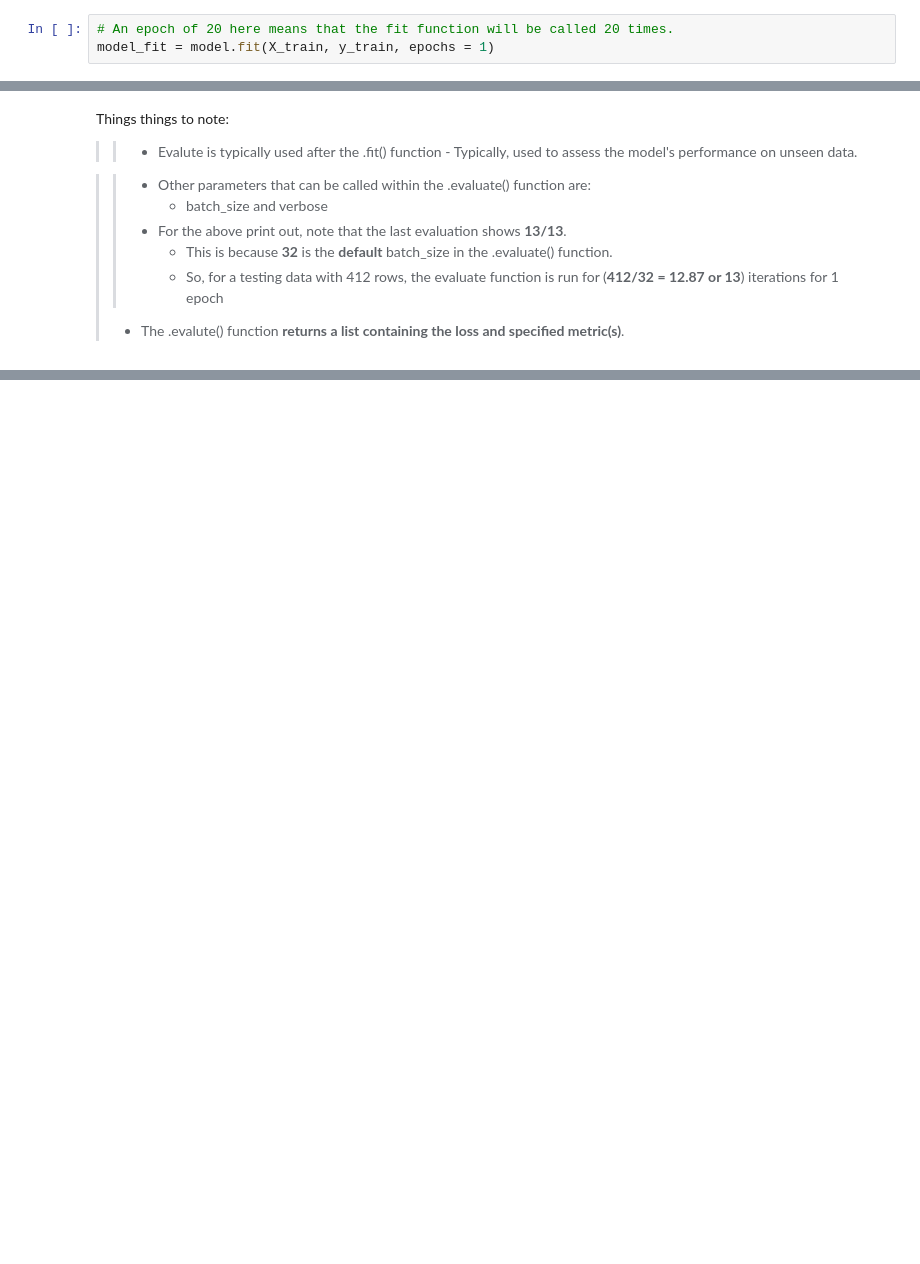
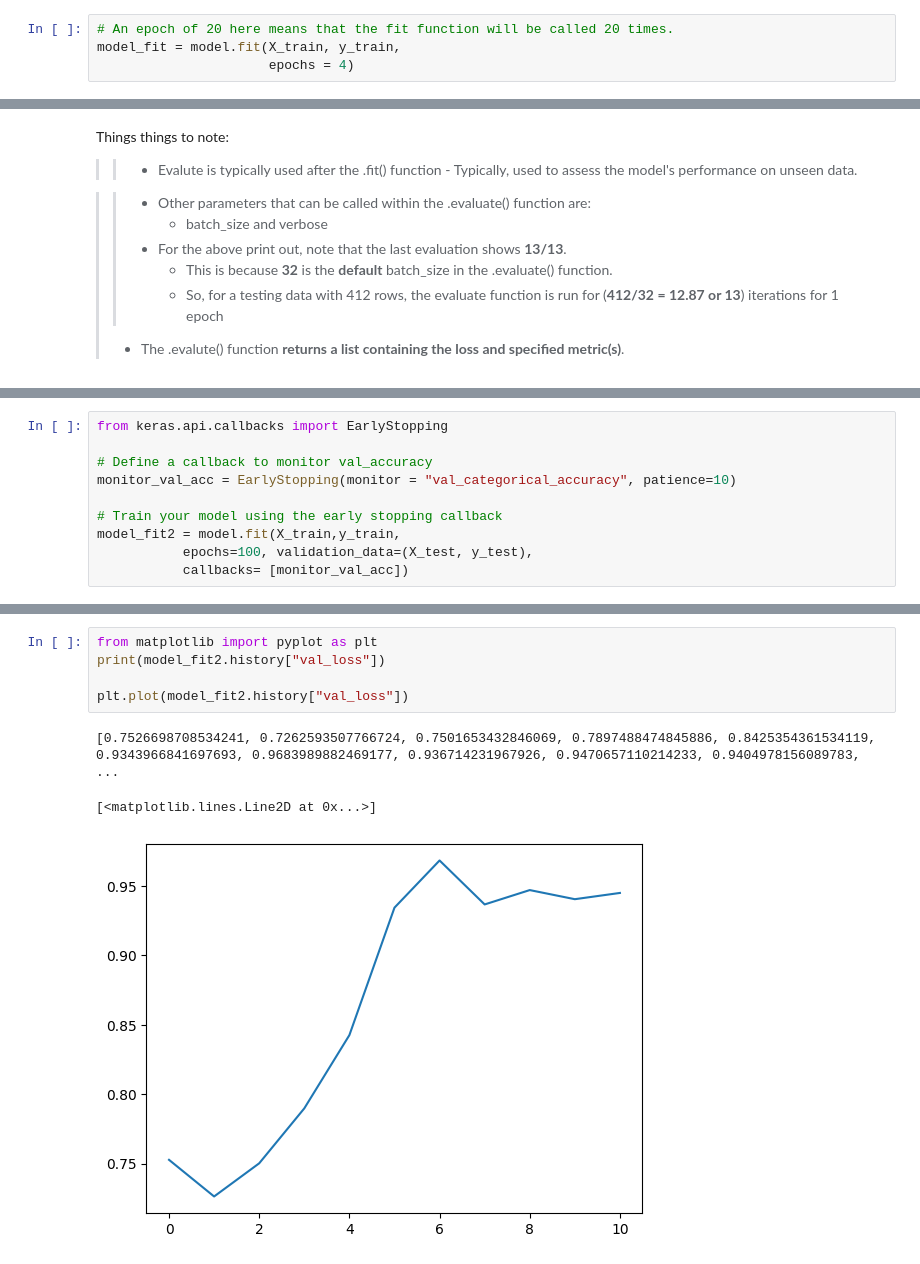
Before and after one commit to khameelbm/2024-Intro-to-Keras, a Jupyter notebook: 02-Binary_classification.ipynb, the cells around one changed output, grey strips where cells are left out. Cells and saved outputs as stored; diff of their text form; blank space fills up the shorter version.

```diff
--- a/02-Binary_classification.ipynb
+++ b/02-Binary_classification.ipynb
@@ -171,5 +176,6 @@ None
 ### *Training the model with the .fit() function*
 # %%
 # An epoch of 20 here means that the fit function will be called 20 times.
-model_fit = model.fit(X_train, y_train, epochs = 1)
+model_fit = model.fit(X_train, y_train,
+                      epochs = 4)
 # %% [output]
@@ -219,0 +245,10 @@ Things things to note:
+# %%
+from keras.api.callbacks import EarlyStopping
+
+# Define a callback to monitor val_accuracy
+monitor_val_acc = EarlyStopping(monitor = "val_categorical_accuracy", patience=10)
+
+# Train your model using the early stopping callback
+model_fit2 = model.fit(X_train,y_train,
+           epochs=100, validation_data=(X_test, y_test),
+           callbacks= [monitor_val_acc])
@@ -219,0 +273,9 @@ Things things to note:
+# %%
+from matplotlib import pyplot as plt
+print(model_fit2.history["val_loss"])
+
+plt.plot(model_fit2.history["val_loss"])
+# %% [output]
+[0.7526698708534241, 0.7262593507766724, 0.7501653432846069, 0.7897488474845886, 0.8425354361534119, 0.9343966841697693, 0.9683989882469177, 0.936714231967926, 0.9470657110214233, 0.9404978156089783,  ...
+[<matplotlib.lines.Line2D at 0x...>]
+[figure, added]
```
Also changed, not shown: parts of 9 cells of this notebook.
